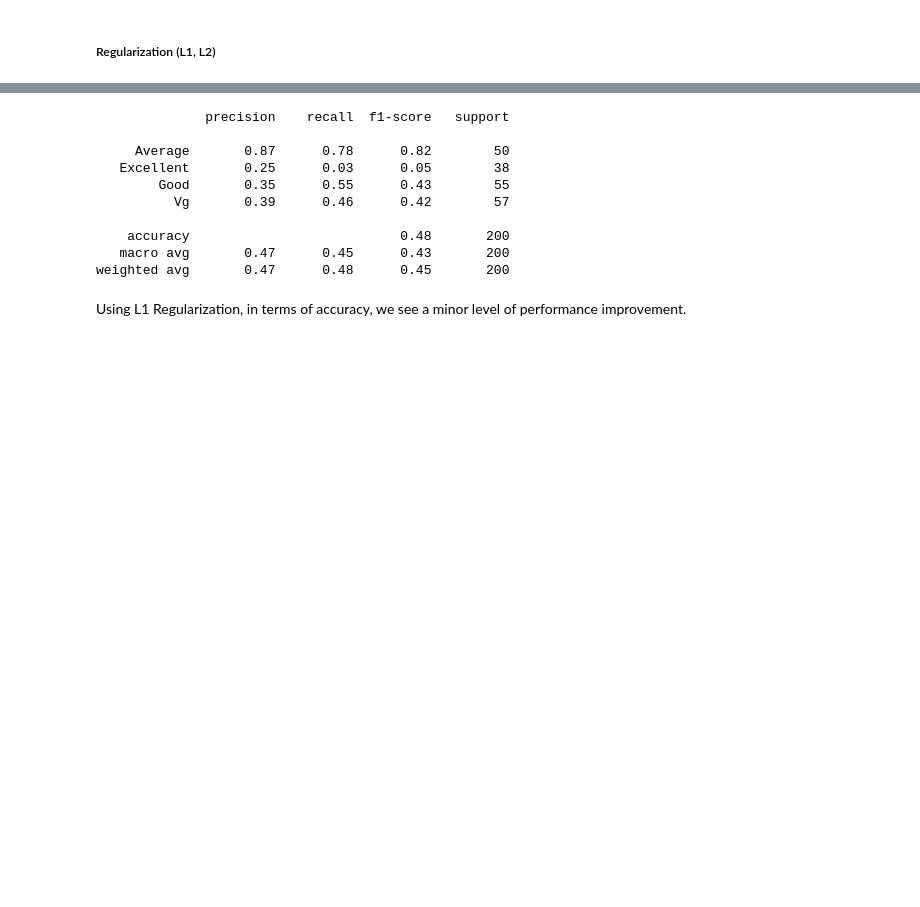
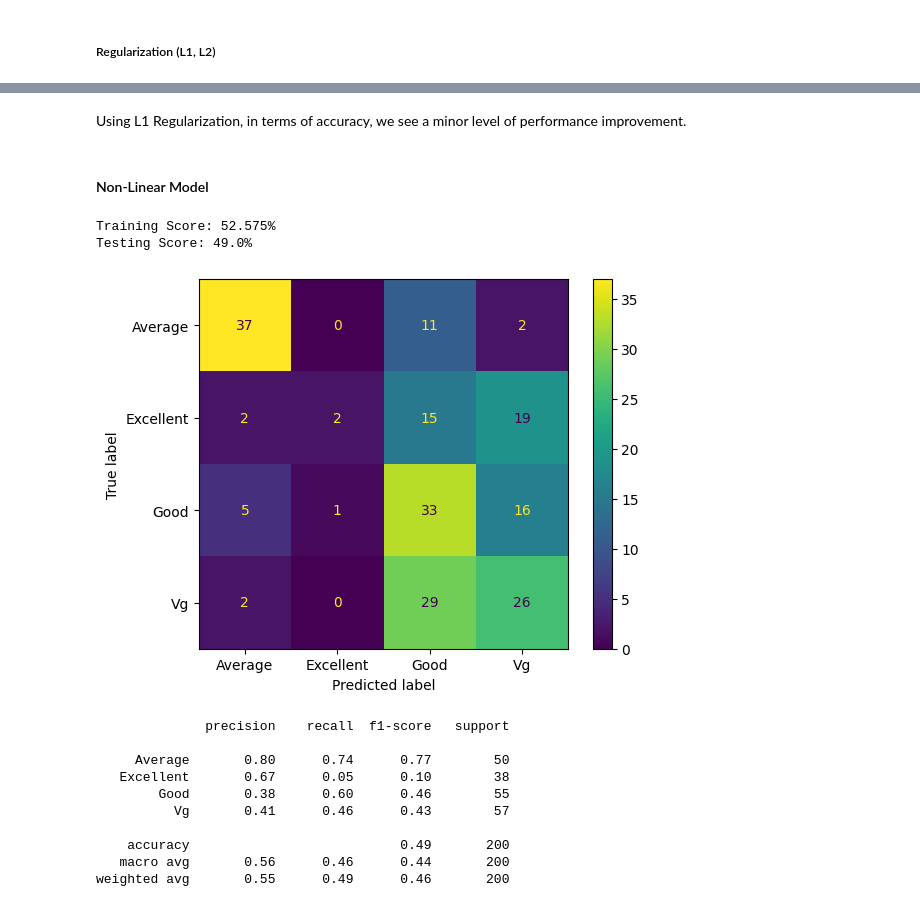
Before and after one commit to Purinat33/Machine-Learning-Project-1, a Jupyter notebook: proj1.ipynb, the cells around one changed output, grey strips where cells are left out. Cells and saved outputs as stored; diff of their text form; code cells hidden in the pictures; blank space fills up the shorter version.

Commit message:
Might need to reformat so Im not just trying models over and over

```diff
--- a/proj1.ipynb
+++ b/proj1.ipynb
@@ -300,6 +300,21 @@ print(classification_report(y_true=y_test_encoded, y_pred=y_pred, target_names=e
     accuracy                           0.47       200
    macro avg       0.51      0.45      0.45       200
 weighted avg       0.51      0.47      0.46       200
+# %%
+# We're going to run the same code and plot the same graph many times, hence the function
+
+def learn( model ):
+    model.fit(X_train_encoded, y_train_encoded)
+    print(
+        f"Training Score: {(cross_val_score(model, X_train_encoded, y_train_encoded, cv=6).mean() * 100).round(3)}%")
+    print(
+        f"Testing Score: {((model.score(X_test_encoded, y_test_encoded)) * 100)}%")
+
+    y_pred = model.predict(X_test_encoded)
+
+    ConfusionMatrixDisplay(confusion_matrix=confusion_matrix(y_true=y_test_encoded, y_pred=y_pred), display_labels=encoderY.classes_).plot()
+    plt.show()
+    print(classification_report(y_true=y_test_encoded, y_pred=y_pred, target_names=encoderY.classes_))
 # %% [markdown]
 #### Upgrading the model
 
@@ -332,16 +347,22 @@ Testing Score: 48.0%
-# %%
-print(classification_report(y_true=y_test_encoded,
-      y_pred=y_pred, target_names=encoderY.classes_))
-# %% [output]
-              precision    recall  f1-score   support
-
-     Average       0.87      0.78      0.82        50
-   Excellent       0.25      0.03      0.05        38
-        Good       0.35      0.55      0.43        55
-          Vg       0.39      0.46      0.42        57
-
-    accuracy                           0.48       200
-   macro avg       0.47      0.45      0.43       200
-weighted avg       0.47      0.48      0.45       200
 # %% [markdown]
 Using L1 Regularization, in terms of accuracy, we see a minor level of performance improvement.
+# %% [markdown]
+#### Non-Linear Model
+# %%
+from sklearn.svm import SVC
+
+learn(SVC())
+# %% [output]
+Training Score: 52.575%
+Testing Score: 49.0%
+[figure, added]
+              precision    recall  f1-score   support
+
+     Average       0.80      0.74      0.77        50
+   Excellent       0.67      0.05      0.10        38
+        Good       0.38      0.60      0.46        55
+          Vg       0.41      0.46      0.43        57
+
+    accuracy                           0.49       200
+   macro avg       0.56      0.46      0.44       200
+weighted avg       0.55      0.49      0.46       200
```
Also changed, not shown: parts of 4 cells of this notebook.
